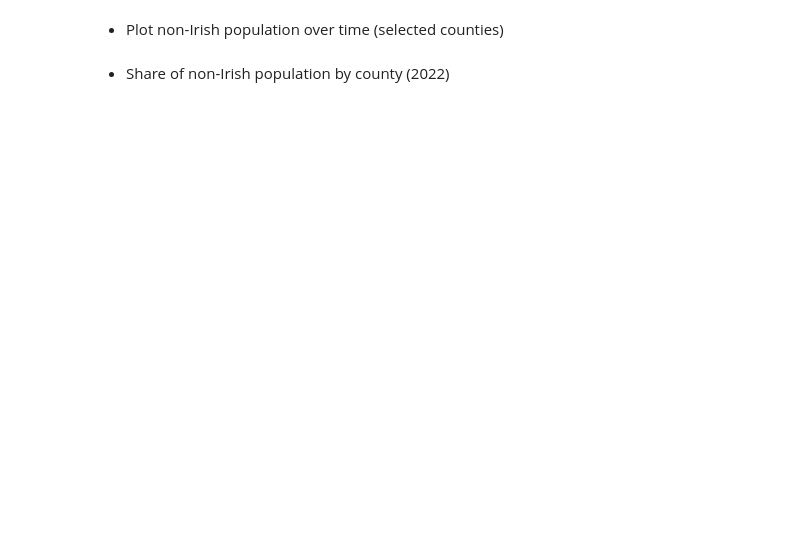
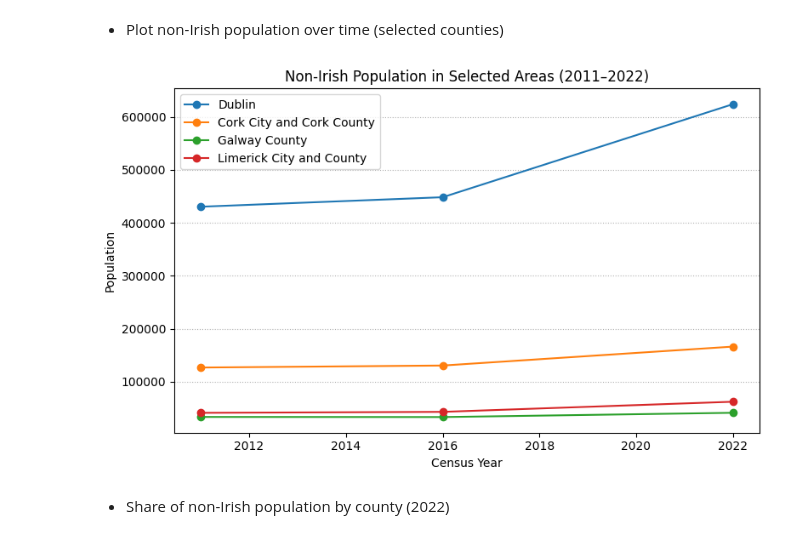
Before and after one commit to elainecazetta/programming-for-data-analytics, a Jupyter notebook: project/census_analysis.ipynb, the cells around one changed output. Cells and saved outputs as stored; diff of their text form; code cells hidden in the pictures; blank space fills up the shorter version.

```diff
--- a/project/census_analysis.ipynb
+++ b/project/census_analysis.ipynb
@@ -559,24 +613,27 @@ print(imm_grouped["Citizenship_Group"].unique())
 # %%
 selected_areas = ["Dublin", "Cork City and Cork County", "Galway County", "Limerick City and County"]
 
 imm_plot = imm_grouped[
     (imm_grouped["County_Grouped"].isin(selected_areas)) &
     (imm_grouped["Citizenship_Group"] == "Non-Irish")
 ]
 
 import matplotlib.pyplot as plt
 
 plt.figure(figsize=(8, 5))
 for area in selected_areas:
     data = imm_plot[imm_plot["County_Grouped"] == area]
     plt.plot(data["CensusYear"], data["Population"], marker="o", label=area)
 
 plt.title("Non-Irish Population in Selected Areas (2011–2022)")
 plt.xlabel("Census Year")
 plt.ylabel("Population")
+plt.grid(axis='y', linestyle=':')
 plt.legend()
 plt.tight_layout()
 plt.show()
+# %% [output]
+[figure, added]
 # %% [markdown]
 - Share of non-Irish population by county (2022)
 # %%
```
Also changed, not shown: parts of 11 cells of this notebook.
